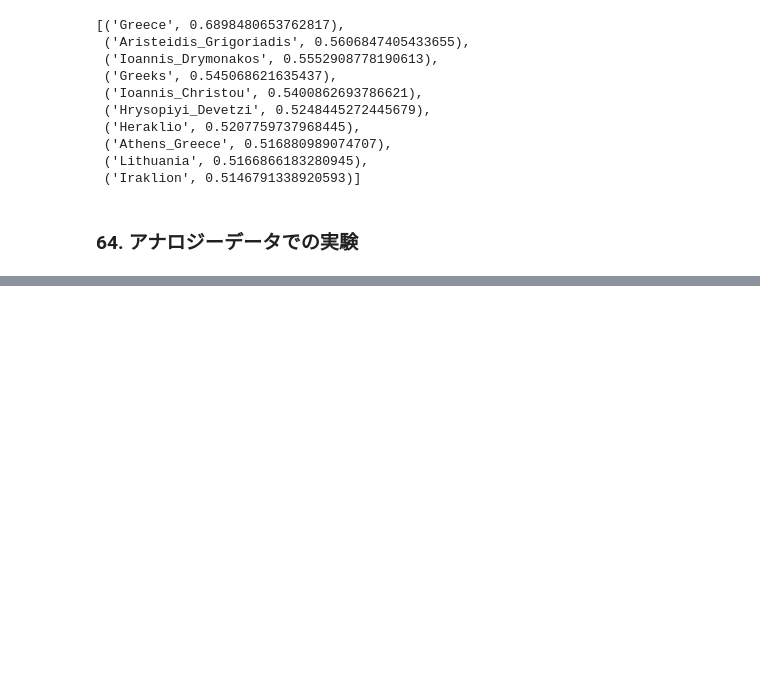
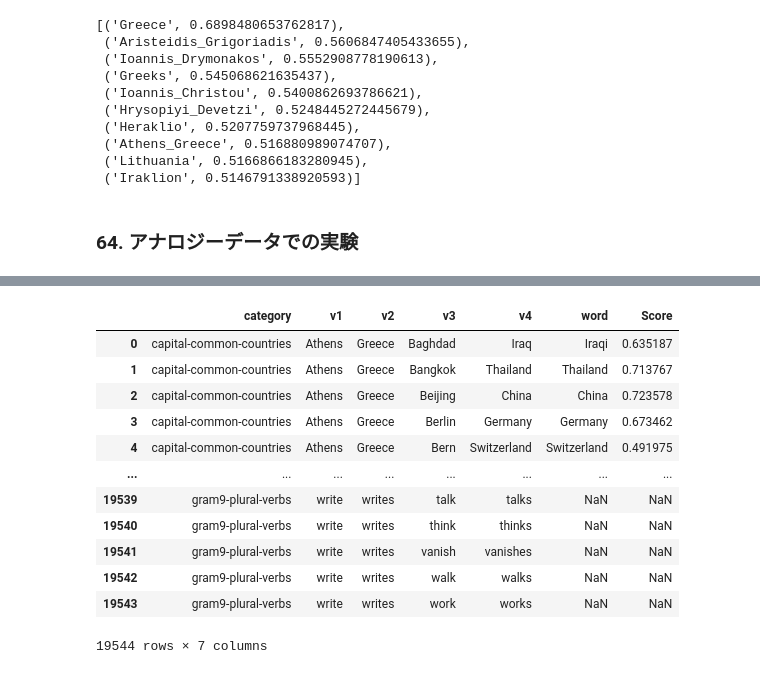
Before and after one commit to marzg510/mynlp100py, a Jupyter notebook: ch07.ipynb, the cells around one changed output, grey strips where cells are left out. Saved outputs shown, nothing was run; the diff lists cells and outputs as text; code cells hidden in the pictures; blank space fills up the shorter version.

```diff
--- a/ch07.ipynb
+++ b/ch07.ipynb
@@ -124,0 +115,15 @@ KeyError: "Key 'capital-world' not present"
+# %%
+# https://note.nkmk.me/python-pandas-map-applymap-apply/
+# https://qiita.com/MysteriousMonkey/items/a238da520993f1f4b0cf
+
+from tqdm.notebook import tqdm_notebook
+
+def calc_most_similar(row):
+  r = googlenews_w2v.most_similar(positive=[row["v2"],row["v3"]], negative=[row["v1"]],topn=1)
+  print(r)
+  return pd.Series( list(r)[0] )
+
+tqdm_notebook.pandas(desc="progress: ")
+
+#dh = pd.DataFrame(df.head())
+df[["word","Score"]] = df.progress_apply(calc_most_similar,axis=1)
@@ -124,0 +148,17 @@ KeyError: "Key 'capital-world' not present"
+# %%
+df.to_csv('ch07-64-result.txt')
+df
+# %% [output]
+|  | category | v1 | v2 | v3 | v4 | word | Score |
+| 0 | capital-common-countries | Athens | Greece | Baghdad | Iraq | Iraqi | 0.635187 |
+| 1 | capital-common-countries | Athens | Greece | Bangkok | Thailand | Thailand | 0.713767 |
+| 2 | capital-common-countries | Athens | Greece | Beijing | China | China | 0.723578 |
+| 3 | capital-common-countries | Athens | Greece | Berlin | Germany | Germany | 0.673462 |
+| 4 | capital-common-countries | Athens | Greece | Bern | Switzerland | Switzerland | 0.491975 |
+| ... | ... | ... | ... | ... | ... | ... | ... |
+| 19539 | gram9-plural-verbs | write | writes | talk | talks | NaN | NaN |
+| 19540 | gram9-plural-verbs | write | writes | think | thinks | NaN | NaN |
+| 19541 | gram9-plural-verbs | write | writes | vanish | vanishes | NaN | NaN |
+| 19542 | gram9-plural-verbs | write | writes | walk | walks | NaN | NaN |
+| 19543 | gram9-plural-verbs | write | writes | work | works | NaN | NaN |
+19544 rows × 7 columns
```
Also changed, not shown: parts of 8 cells of this notebook, 9 other files.
